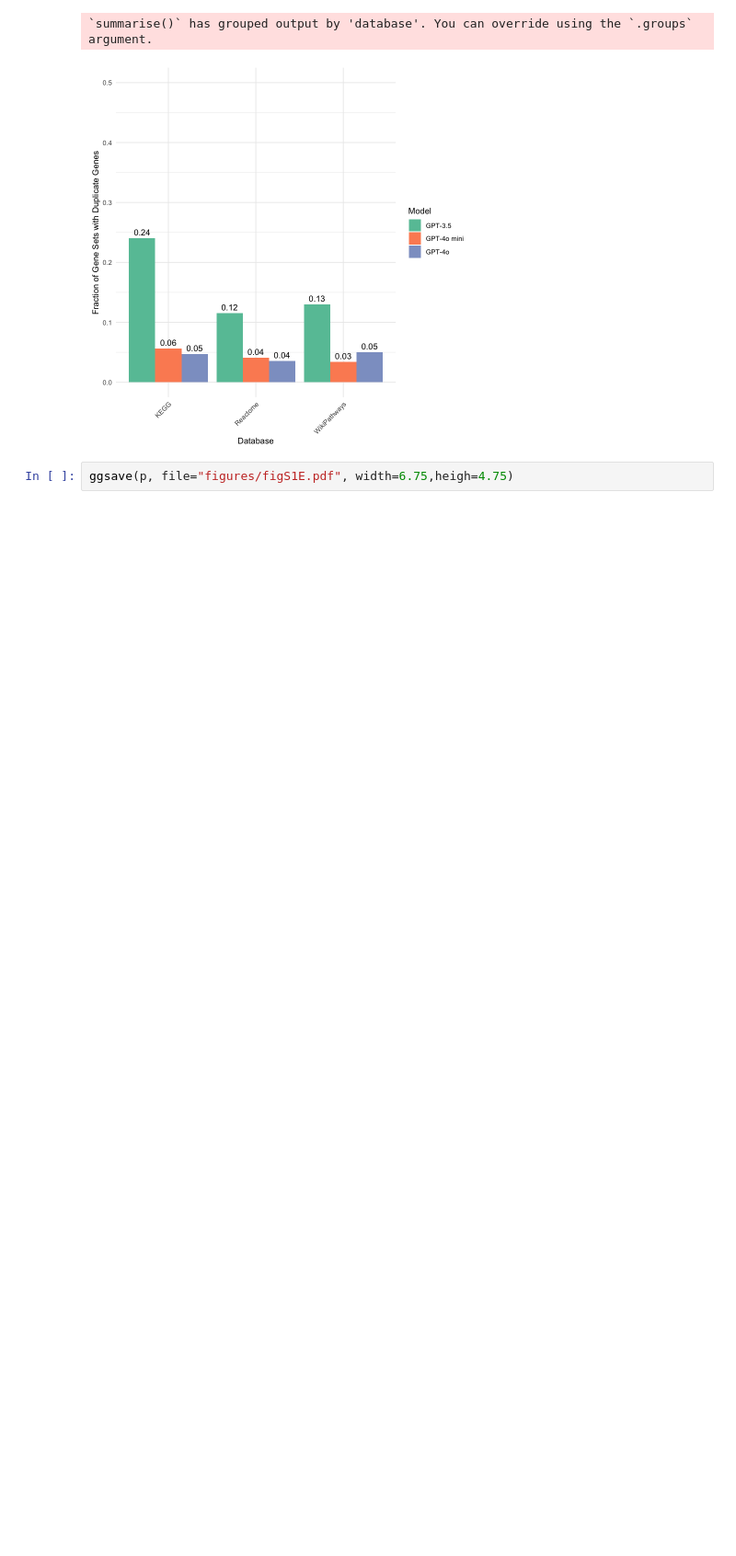
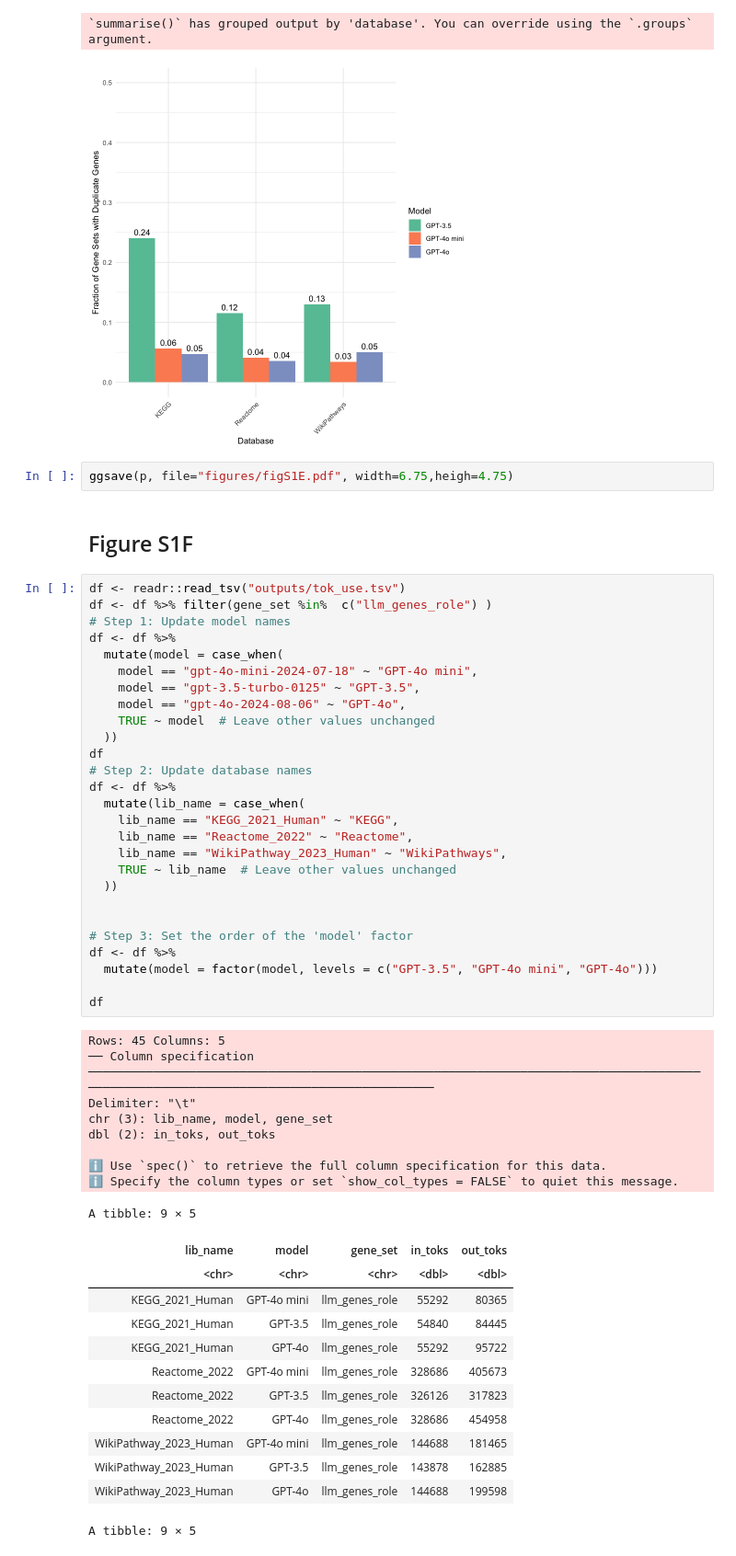
Before and after one commit to Alector-BIO/llm2geneset, a Jupyter notebook: notebooks/fig1.ipynb, the cells around one changed output. Shown at 92% size. Cells and saved outputs as stored; diff of their text form; blank space fills up the shorter version.

```diff
--- a/notebooks/fig1.ipynb
+++ b/notebooks/fig1.ipynb
@@ -608,3 +607,54 @@ p
 [figure]
 # %%
 ggsave(p, file="figures/figS1E.pdf", width=6.75,heigh=4.75)
+# %% [markdown]
+## Figure S1F
+# %%
+df <- readr::read_tsv("outputs/tok_use.tsv")
+df <- df %>% filter(gene_set %in%  c("llm_genes_role") )
+# Step 1: Update model names
+df <- df %>%
+  mutate(model = case_when(
+    model == "gpt-4o-mini-2024-07-18" ~ "GPT-4o mini",
+    model == "gpt-3.5-turbo-0125" ~ "GPT-3.5",
+    model == "gpt-4o-2024-08-06" ~ "GPT-4o",
+    TRUE ~ model  # Leave other values unchanged
+  ))
+df
+# Step 2: Update database names
+df <- df %>%
+  mutate(lib_name = case_when(
+    lib_name == "KEGG_2021_Human" ~ "KEGG",
+    lib_name == "Reactome_2022" ~ "Reactome",
+    lib_name == "WikiPathway_2023_Human" ~ "WikiPathways",
+    TRUE ~ lib_name  # Leave other values unchanged
+  ))
+
+
+# Step 3: Set the order of the 'model' factor
+df <- df %>%
+  mutate(model = factor(model, levels = c("GPT-3.5", "GPT-4o mini", "GPT-4o")))
+
+df
+# %% [output]
+Rows: 45 Columns: 5
+── Column specification ─────────────────────────────────────────────────────────────────────────────────────────────────────────────────────────────────────
+Delimiter: "\t"
+chr (3): lib_name, model, gene_set
+dbl (2): in_toks, out_toks
+
+ℹ Use `spec()` to retrieve the full column specification for this data.
+ℹ Specify the column types or set `show_col_types = FALSE` to quiet this message.
+A tibble: 9 × 5
+| lib_name | model | gene_set | in_toks | out_toks |
+| <chr> | <chr> | <chr> | <dbl> | <dbl> |
+| KEGG_2021_Human | GPT-4o mini | llm_genes_role | 55292 | 80365 |
+| KEGG_2021_Human | GPT-3.5 | llm_genes_role | 54840 | 84445 |
+| KEGG_2021_Human | GPT-4o | llm_genes_role | 55292 | 95722 |
+| Reactome_2022 | GPT-4o mini | llm_genes_role | 328686 | 405673 |
+| Reactome_2022 | GPT-3.5 | llm_genes_role | 326126 | 317823 |
+| Reactome_2022 | GPT-4o | llm_genes_role | 328686 | 454958 |
+| WikiPathway_2023_Human | GPT-4o mini | llm_genes_role | 144688 | 181465 |
+| WikiPathway_2023_Human | GPT-3.5 | llm_genes_role | 143878 | 162885 |
+| WikiPathway_2023_Human | GPT-4o | llm_genes_role | 144688 | 199598 |
+A tibble: 9 × 5
```
Also changed, not shown: parts of 13 cells of this notebook, 1 other file.
